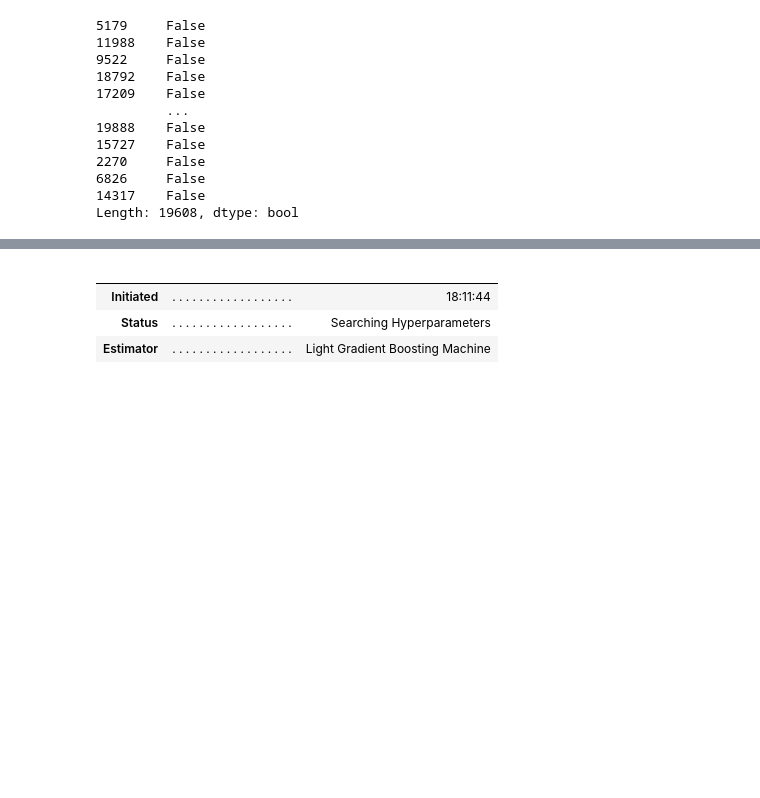
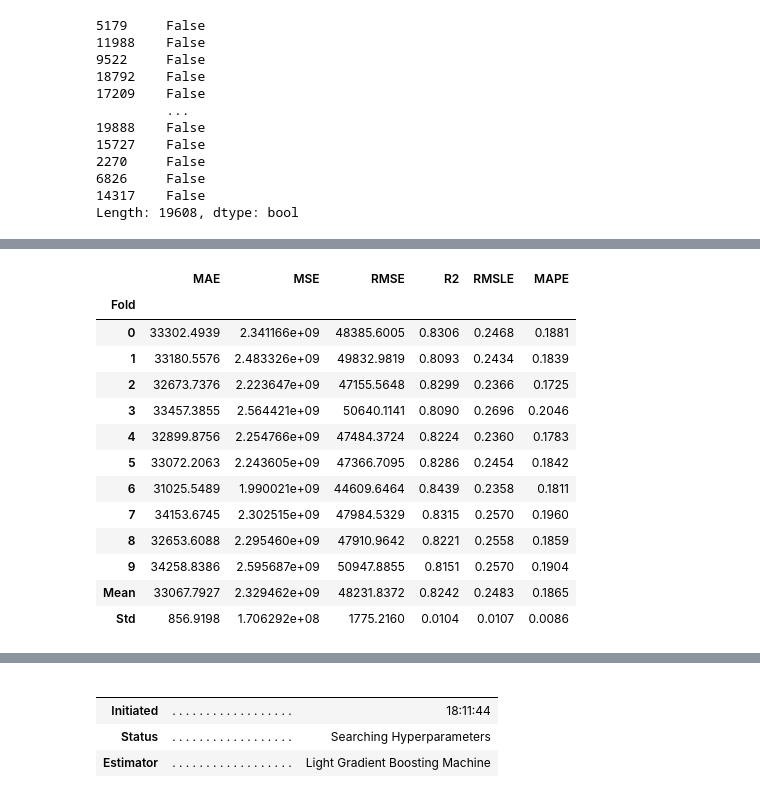
Before and after one commit to jdhova/Capstone, a Jupyter notebook: info.ipynb, the cells around one changed output, grey strips where cells are left out. Drawn from its saved outputs; the diff is of its cells as text; code cells hidden in the pictures; blank space fills up the shorter version.

```diff
--- a/info.ipynb
+++ b/info.ipynb
@@ -320,4 +283,21 @@ lightgbm_tuned_model = tune_model(lightgbm)
 Fitting 10 folds for each of 10 candidates, totalling 100 fits
+# %%
+pull()
+# %% [output]
+|  | MAE | MSE | RMSE | R2 | RMSLE | MAPE |
+| Fold |  |  |  |  |  |  |
+| 0 | 33302.4939 | 2.341166e+09 | 48385.6005 | 0.8306 | 0.2468 | 0.1881 |
+| 1 | 33180.5576 | 2.483326e+09 | 49832.9819 | 0.8093 | 0.2434 | 0.1839 |
+| 2 | 32673.7376 | 2.223647e+09 | 47155.5648 | 0.8299 | 0.2366 | 0.1725 |
+| 3 | 33457.3855 | 2.564421e+09 | 50640.1141 | 0.8090 | 0.2696 | 0.2046 |
+| 4 | 32899.8756 | 2.254766e+09 | 47484.3724 | 0.8224 | 0.2360 | 0.1783 |
+| 5 | 33072.2063 | 2.243605e+09 | 47366.7095 | 0.8286 | 0.2454 | 0.1842 |
+| 6 | 31025.5489 | 1.990021e+09 | 44609.6464 | 0.8439 | 0.2358 | 0.1811 |
+| 7 | 34153.6745 | 2.302515e+09 | 47984.5329 | 0.8315 | 0.2570 | 0.1960 |
+| 8 | 32653.6088 | 2.295460e+09 | 47910.9642 | 0.8221 | 0.2558 | 0.1859 |
+| 9 | 34258.8386 | 2.595687e+09 | 50947.8855 | 0.8151 | 0.2570 | 0.1904 |
+| Mean | 33067.7927 | 2.329462e+09 | 48231.8372 | 0.8242 | 0.2483 | 0.1865 |
+| Std | 856.9198 | 1.706292e+08 | 1775.2160 | 0.0104 | 0.0107 | 0.0086 |
 # %%
 ## Tunning with 15 folds
 # %%
```
Also changed, not shown: parts of 15 cells of this notebook, 9 other files.
